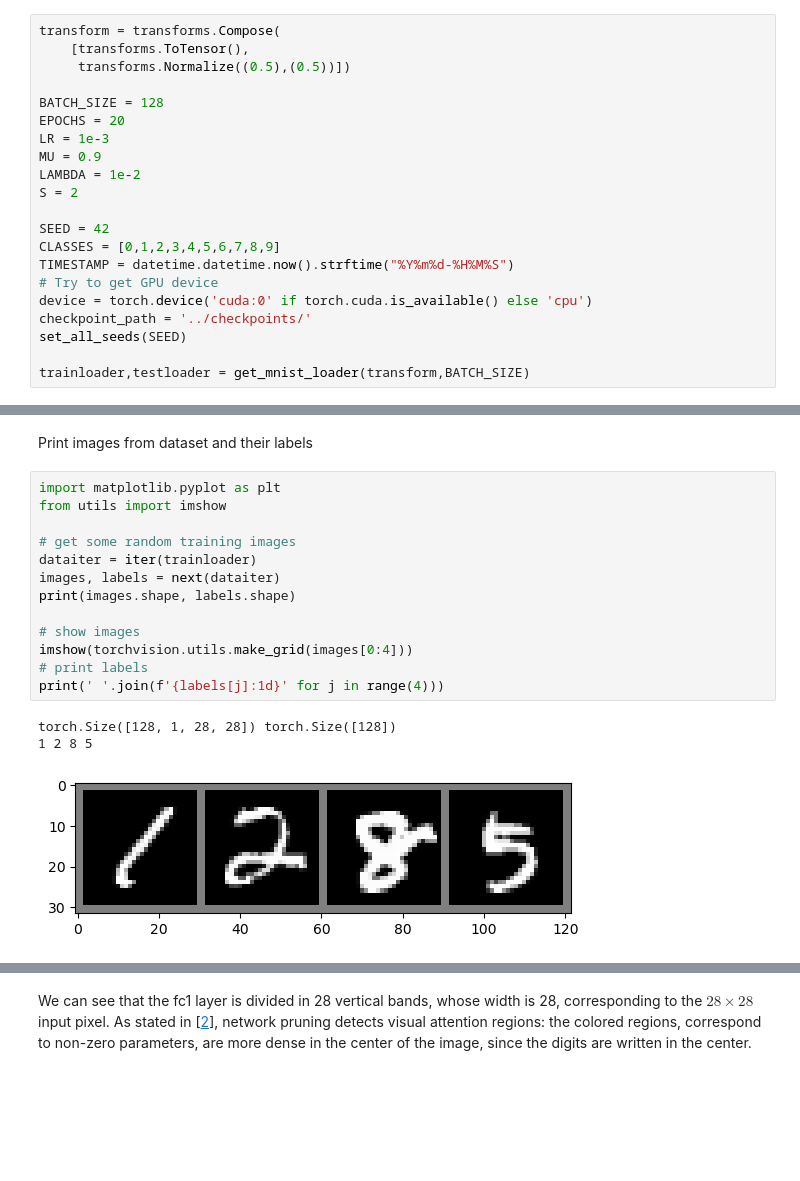
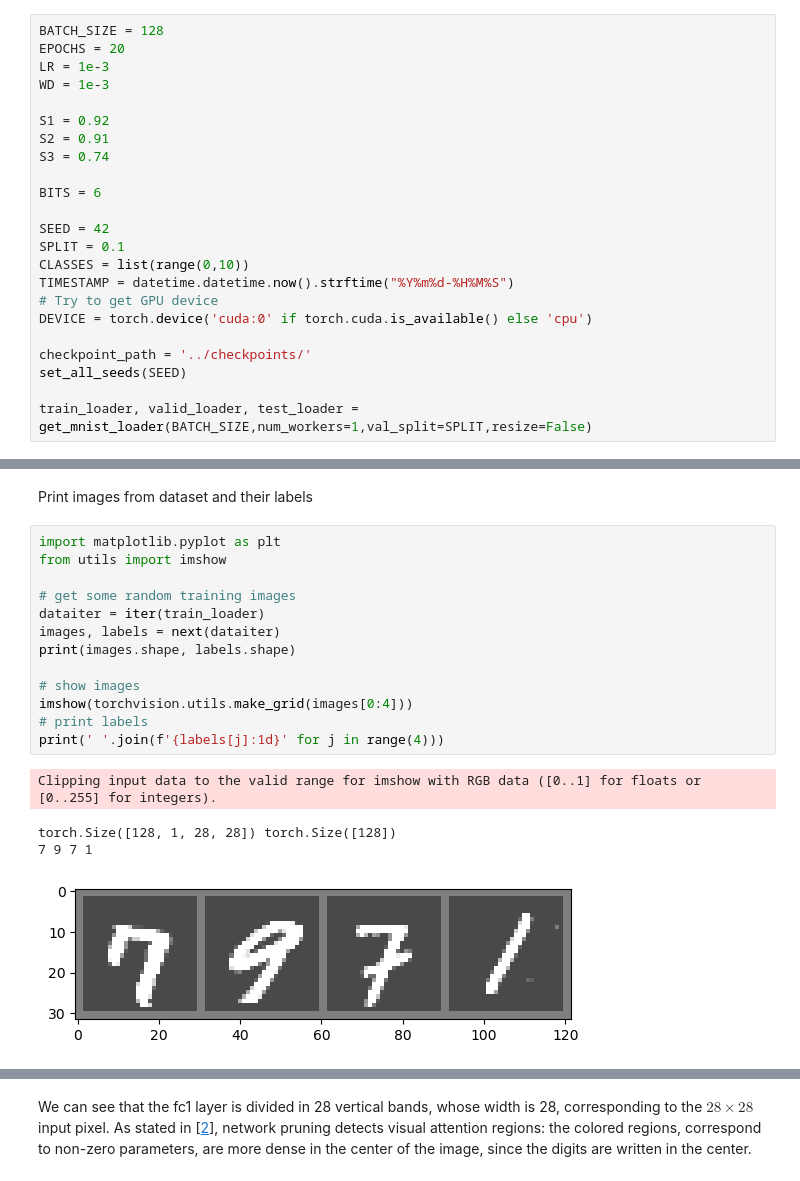
Before and after one commit to ciodar/deep-compression, a Jupyter notebook: notebooks/mnist.ipynb, the cells around one changed output, grey strips where cells are left out. Drawn from its saved outputs; the diff is of its cells as text; blank space fills up the shorter version.

```diff
--- a/notebooks/mnist.ipynb
+++ b/notebooks/mnist.ipynb
@@ -14,21 +26,23 @@ import numpy as np
 # %%
-transform = transforms.Compose(
-    [transforms.ToTensor(),
-     transforms.Normalize((0.5),(0.5))])
-
 BATCH_SIZE = 128
 EPOCHS = 20
 LR = 1e-3
-MU = 0.9
-LAMBDA = 1e-2
-S = 2
+WD = 1e-3
+
+S1 = 0.92
+S2 = 0.91
+S3 = 0.74
+
+BITS = 6
 
 SEED = 42
-CLASSES = [0,1,2,3,4,5,6,7,8,9]
+SPLIT = 0.1
+CLASSES = list(range(0,10))
 TIMESTAMP = datetime.datetime.now().strftime("%Y%m%d-%H%M%S")
 # Try to get GPU device
-device = torch.device('cuda:0' if torch.cuda.is_available() else 'cpu')
+DEVICE = torch.device('cuda:0' if torch.cuda.is_available() else 'cpu')
+
 checkpoint_path = '../checkpoints/'
 set_all_seeds(SEED)
 
-trainloader,testloader = get_mnist_loader(transform,BATCH_SIZE)
+train_loader, valid_loader, test_loader = get_mnist_loader(BATCH_SIZE,num_workers=1,val_split=SPLIT,resize=False)
@@ -57,20 +51,21 @@ Print images from dataset and their labels
 # %%
 import matplotlib.pyplot as plt
 from utils import imshow
 
 # get some random training images
-dataiter = iter(trainloader)
+dataiter = iter(train_loader)
 images, labels = next(dataiter)
 print(images.shape, labels.shape)
 
 # show images
 imshow(torchvision.utils.make_grid(images[0:4]))
 # print labels
 print(' '.join(f'{labels[j]:1d}' for j in range(4)))
 # %% [output]
-torch.Size([128, 1, 28, 28]) torch.Size([128])
-1 2 8 5
+Clipping input data to the valid range for imshow with RGB data ([0..1] for floats or [0..255] for integers).
+torch.Size([128, 1, 28, 28]) torch.Size([128])
+7 9 7 1
-[figure, old version]
+[figure, new version]
 # %% [markdown]
 # LeNet-300-100
 
```
Also changed, not shown: parts of 41 cells of this notebook.
